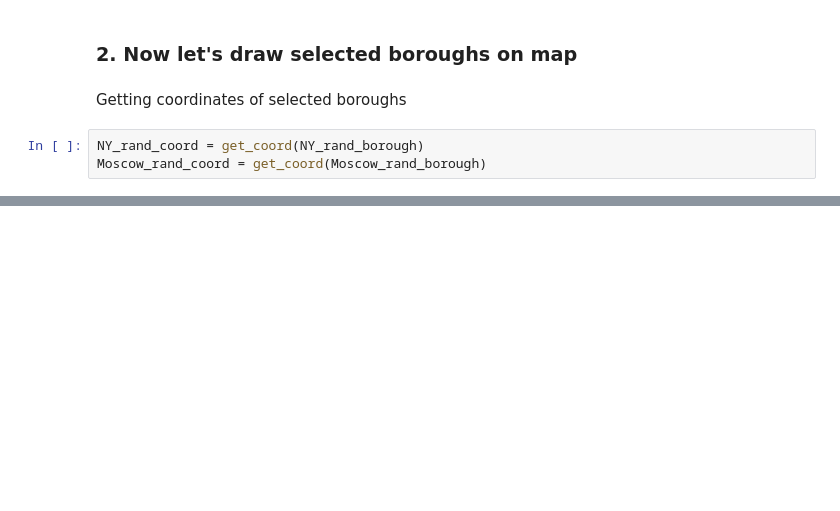
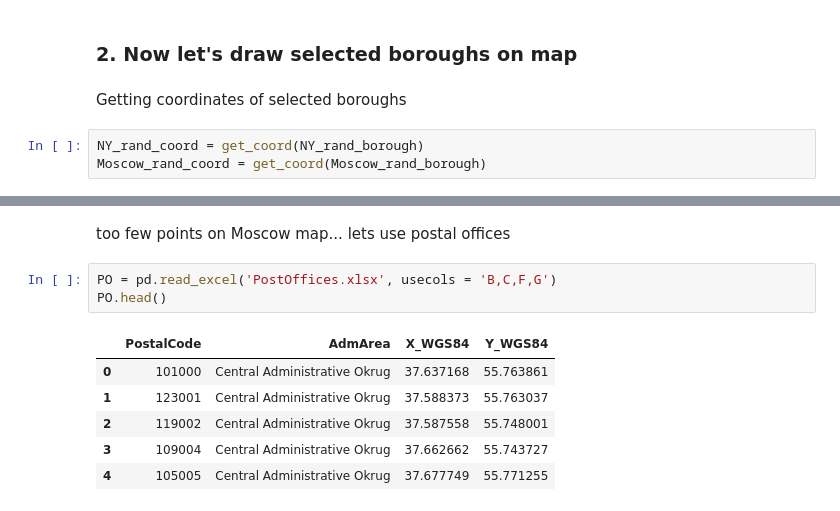
Before and after one commit to xzeqtr/Coursera_IBM_Data_Science, a Jupyter notebook: Final_work.ipynb, the cells around one changed output, grey strips where cells are left out. Drawn from its saved outputs; the diff is of its cells as text; blank space fills up the shorter version.

```diff
--- a/Final_work.ipynb
+++ b/Final_work.ipynb
@@ -361,0 +378,12 @@ map_NY_rand
+# %% [markdown]
+too few points on Moscow map... lets use postal offices
+# %%
+PO = pd.read_excel('PostOffices.xlsx', usecols = 'B,C,F,G')
+PO.head()
+# %% [output]
+|  | PostalCode | AdmArea | X_WGS84 | Y_WGS84 |
+| 0 | 101000 | Central Administrative Okrug | 37.637168 | 55.763861 |
+| 1 | 123001 | Central Administrative Okrug | 37.588373 | 55.763037 |
+| 2 | 119002 | Central Administrative Okrug | 37.587558 | 55.748001 |
+| 3 | 109004 | Central Administrative Okrug | 37.662662 | 55.743727 |
+| 4 | 105005 | Central Administrative Okrug | 37.677749 | 55.771255 |
```
Also changed, not shown: parts of 16 cells of this notebook, 1 other file.
